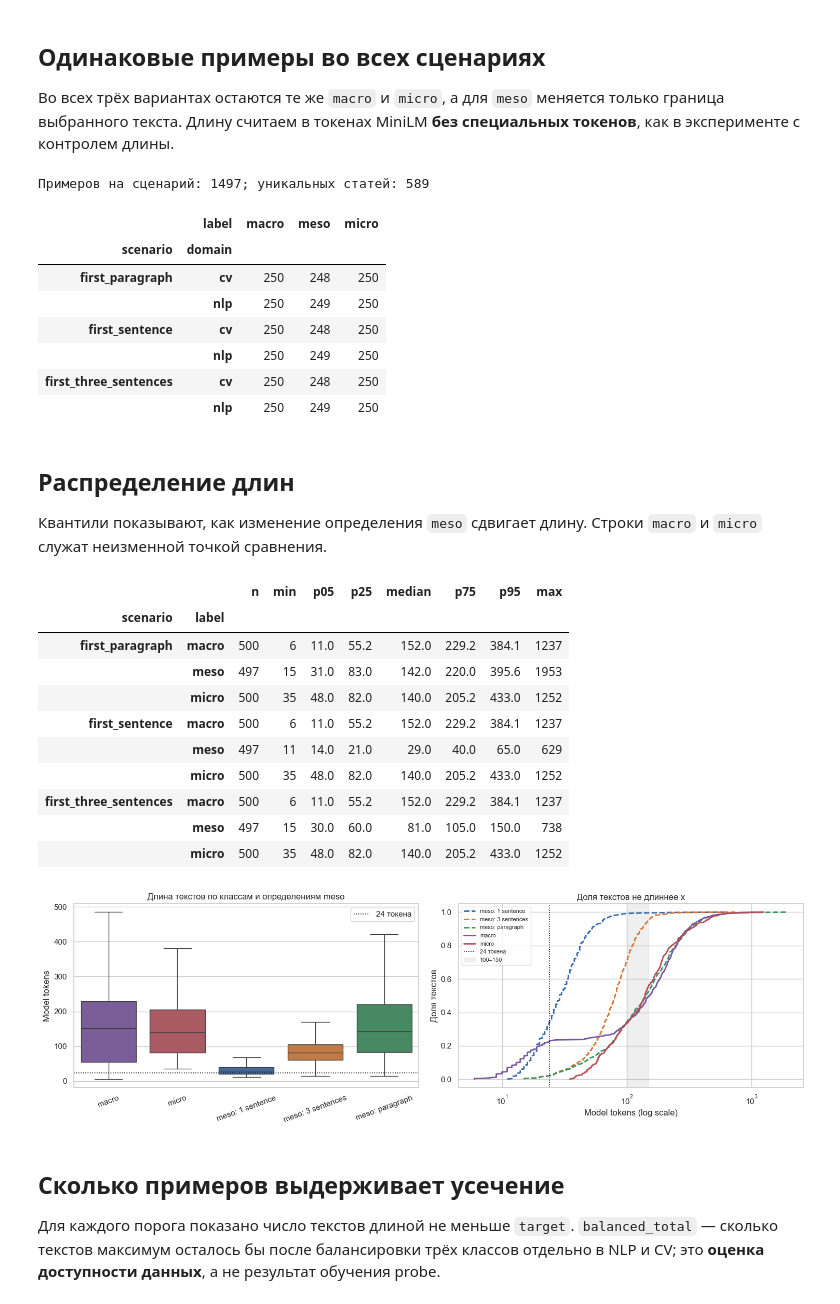
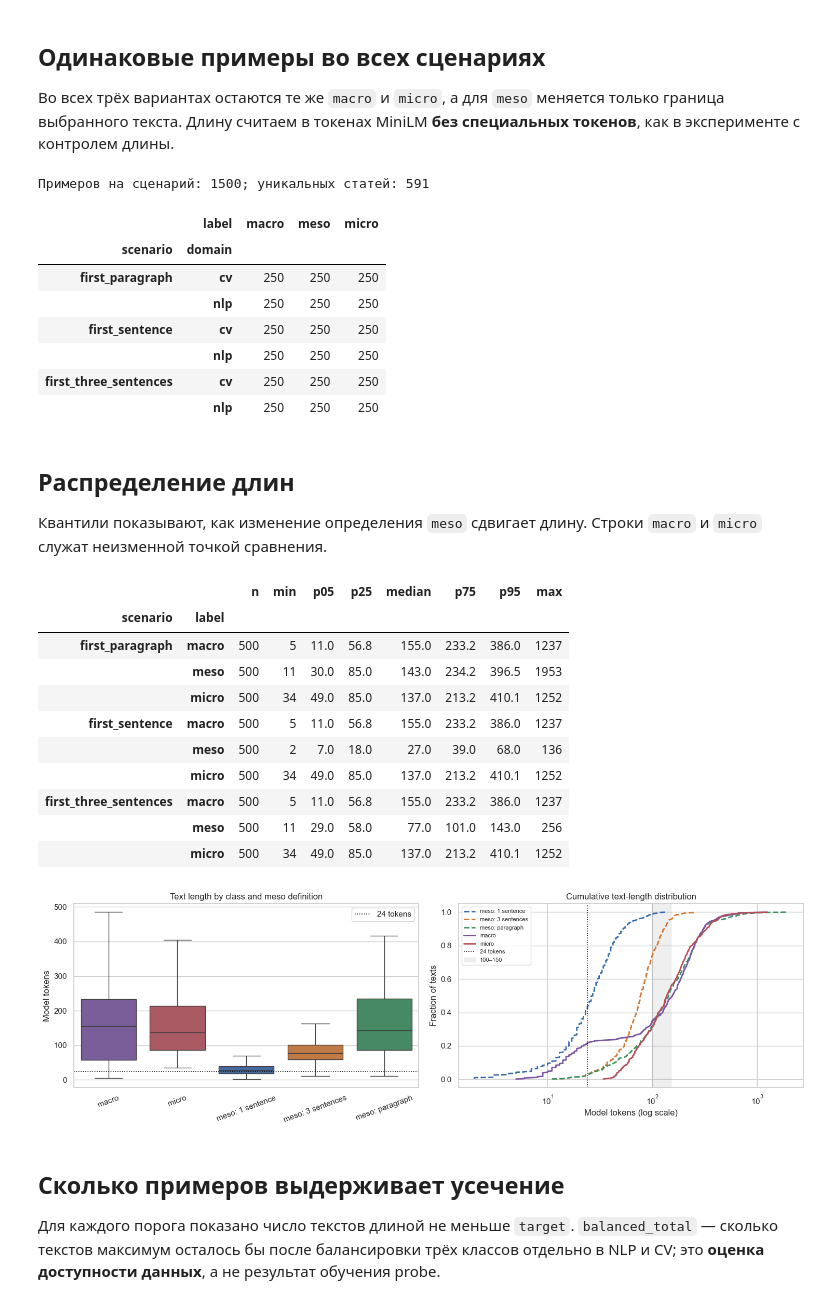
Before and after one commit to Morfinet/slod-probe, a Jupyter notebook: test_length.ipynb, the cells around one changed output. Saved outputs shown, nothing was run; the diff lists cells and outputs as text; code cells hidden in the pictures.

Commit message:
new meso logic. update TECHNICAL_REPORT

```diff
--- a/test_length.ipynb
+++ b/test_length.ipynb
@@ -67,7 +65,8 @@ def rebuild_meso_cache():
             for row in by_paper[paper_id]:
                 matches = [section['paragraphs'][0] for section in sections
                            if section['name'] == row['section_name'] and section['paragraphs']
-                           and first_sentence(section['paragraphs'][0]) == row['text']]
+                           and (section['paragraphs'][0] == row['text']
+                                or first_sentence(section['paragraphs'][0]) == row['text'])]
                 unique = list(dict.fromkeys(matches))
                 if not unique:
                     raise ValueError(f"Не найден исходный абзац: {row['span_id']}")
@@ -75,7 +74,7 @@ def rebuild_meso_cache():
                 found[row['span_id']] = {
                     'span_id': row['span_id'], 'paper_id': paper_id,
                     'section_name': row['section_name'], 'domain': row['domain'],
-                    'first_sentence': row['text'],
+                    'first_sentence': first_sentence(paragraph) if paragraph else None,
                     'first_three_sentences': first_three_sentences(paragraph) if paragraph else None,
                     'first_paragraph': paragraph,
                     'matching_paragraphs': len(matches),
@@ -98,8 +97,10 @@ if {row['span_id'] for row in cached} != {row['span_id'] for row in meso_rows}:
 
 ambiguous = [row for row in cached if row['ambiguous']]
 meso_text = {row['span_id']: row for row in cached if not row['ambiguous']}
-assert all(meso_text[row['span_id']]['first_sentence'] == row['text']
+assert all(row['text'] in (meso_text[row['span_id']]['first_sentence'],
+                           meso_text[row['span_id']]['first_paragraph'])
            for row in meso_rows if row['span_id'] in meso_text)
 print(f"Выбранных meso: {len(meso_rows)}; однозначно сопоставлены: {len(meso_text)}; исключены: {len(ambiguous)}")
-display(pd.DataFrame(ambiguous)[['span_id', 'paper_id', 'section_name', 'matching_paragraphs']])
+if ambiguous:
+    display(pd.DataFrame(ambiguous)[['span_id', 'paper_id', 'section_name', 'matching_paragraphs']])
 # %% [output]
@@ -117,11 +114,10 @@ paired = [row for row in spans if row['label'] != 'meso' or row['span_id'] in me
 frames = []
 for scenario in SCENARIOS:
     frame = pd.DataFrame(paired).copy()
-    if scenario != 'first_sentence':
-        mask = frame['label'].eq('meso')
-        frame.loc[mask, 'text'] = frame.loc[mask, 'span_id'].map(
-            lambda span_id: meso_text[span_id][scenario]
-        )
+    mask = frame['label'].eq('meso')
+    frame.loc[mask, 'text'] = frame.loc[mask, 'span_id'].map(
+        lambda span_id: meso_text[span_id][scenario]
+    )
     frame['scenario'] = scenario
     frames.append(frame)
 lengths = pd.concat(frames, ignore_index=True)
@@ -137,15 +133,15 @@ assert lengths.groupby('scenario')['span_id'].nunique().eq(len(paired)).all()
 print(f"Примеров на сценарий: {len(paired)}; уникальных статей: {len({row['paper_id'] for row in paired})}")
 display(pd.crosstab([lengths['scenario'], lengths['domain']], lengths['label']).reindex(columns=LABELS))
 # %% [output]
-Примеров на сценарий: 1497; уникальных статей: 589
+Примеров на сценарий: 1500; уникальных статей: 591
 |  | label | macro | meso | micro |
 | scenario | domain |  |  |  |
-| first_paragraph | cv | 250 | 248 | 250 |
-|  | nlp | 250 | 249 | 250 |
-| first_sentence | cv | 250 | 248 | 250 |
-|  | nlp | 250 | 249 | 250 |
-| first_three_sentences | cv | 250 | 248 | 250 |
-|  | nlp | 250 | 249 | 250 |
+| first_paragraph | cv | 250 | 250 | 250 |
+|  | nlp | 250 | 250 | 250 |
+| first_sentence | cv | 250 | 250 | 250 |
+|  | nlp | 250 | 250 | 250 |
+| first_three_sentences | cv | 250 | 250 | 250 |
+|  | nlp | 250 | 250 | 250 |
 # %% [markdown]
 ## Распределение длин
 
@@ -162,15 +158,15 @@ display(summary)
 # %% [output]
 |  |  | n | min | p05 | p25 | median | p75 | p95 | max |
 | scenario | label |  |  |  |  |  |  |  |  |
-| first_paragraph | macro | 500 | 6 | 11.0 | 55.2 | 152.0 | 229.2 | 384.1 | 1237 |
-|  | meso | 497 | 15 | 31.0 | 83.0 | 142.0 | 220.0 | 395.6 | 1953 |
-|  | micro | 500 | 35 | 48.0 | 82.0 | 140.0 | 205.2 | 433.0 | 1252 |
-| first_sentence | macro | 500 | 6 | 11.0 | 55.2 | 152.0 | 229.2 | 384.1 | 1237 |
-|  | meso | 497 | 11 | 14.0 | 21.0 | 29.0 | 40.0 | 65.0 | 629 |
-|  | micro | 500 | 35 | 48.0 | 82.0 | 140.0 | 205.2 | 433.0 | 1252 |
-| first_three_sentences | macro | 500 | 6 | 11.0 | 55.2 | 152.0 | 229.2 | 384.1 | 1237 |
-|  | meso | 497 | 15 | 30.0 | 60.0 | 81.0 | 105.0 | 150.0 | 738 |
-|  | micro | 500 | 35 | 48.0 | 82.0 | 140.0 | 205.2 | 433.0 | 1252 |
+| first_paragraph | macro | 500 | 5 | 11.0 | 56.8 | 155.0 | 233.2 | 386.0 | 1237 |
+|  | meso | 500 | 11 | 30.0 | 85.0 | 143.0 | 234.2 | 396.5 | 1953 |
+|  | micro | 500 | 34 | 49.0 | 85.0 | 137.0 | 213.2 | 410.1 | 1252 |
+| first_sentence | macro | 500 | 5 | 11.0 | 56.8 | 155.0 | 233.2 | 386.0 | 1237 |
+|  | meso | 500 | 2 | 7.0 | 18.0 | 27.0 | 39.0 | 68.0 | 136 |
+|  | micro | 500 | 34 | 49.0 | 85.0 | 137.0 | 213.2 | 410.1 | 1252 |
+| first_three_sentences | macro | 500 | 5 | 11.0 | 56.8 | 155.0 | 233.2 | 386.0 | 1237 |
+|  | meso | 500 | 11 | 29.0 | 58.0 | 77.0 | 101.0 | 143.0 | 256 |
+|  | micro | 500 | 34 | 49.0 | 85.0 | 137.0 | 213.2 | 410.1 | 1252 |
 # %%
 fig, axes = plt.subplots(1, 2, figsize=(15, 4.8))
 meso_lengths = lengths[lengths['label'] == 'meso']
@@ -188,39 +184,39 @@ for label, title in [('macro', 'macro'), ('micro', 'micro'),
         subset = meso_lengths[meso_lengths['scenario'] == scenario].copy()
     subset['display_group'] = title
     plot_rows.append(subset)
 plot_df = pd.concat(plot_rows, ignore_index=True)
 order = ['macro', 'micro', 'meso: 1 sentence', 'meso: 3 sentences', 'meso: paragraph']
 palette = {'macro': '#7954a3', 'meso: 1 sentence': '#3568ad',
            'meso: 3 sentences': '#d47732', 'meso: paragraph': '#3b9460',
            'micro': '#b74d58'}
 sns.boxplot(data=plot_df, x='display_group', y='model_token_count',
             order=order, palette=palette, hue='display_group',
             legend=False, showfliers=False, ax=axes[0])
-axes[0].axhline(SELECTED_LENGTH, color='black', ls=':', lw=1.2, label='24 токена')
-axes[0].set(title='Длина текстов по классам и определениям meso',
+axes[0].axhline(SELECTED_LENGTH, color='black', ls=':', lw=1.2, label='24 tokens')
+axes[0].set(title='Text length by class and meso definition',
             xlabel='', ylabel='Model tokens')
 axes[0].tick_params(axis='x', rotation=20)
 axes[0].legend()
 
 for scenario, title in [('first_sentence', 'meso: 1 sentence'),
                         ('first_three_sentences', 'meso: 3 sentences'),
                         ('first_paragraph', 'meso: paragraph')]:
     values = np.sort(meso_lengths.loc[meso_lengths['scenario'] == scenario, 'model_token_count'].to_numpy())
     axes[1].plot(values, np.arange(1, len(values) + 1) / len(values),
                  label=title, color=palette[title], lw=2, ls='--')
 for label in ['macro', 'micro']:
     values = np.sort(reference.loc[reference['label'] == label, 'model_token_count'].to_numpy())
     axes[1].plot(values, np.arange(1, len(values) + 1) / len(values),
                  label=label, color=palette[label], lw=2, ls='-')
-axes[1].axvline(SELECTED_LENGTH, color='black', ls=':', lw=1.2, label='24 токена')
+axes[1].axvline(SELECTED_LENGTH, color='black', ls=':', lw=1.2, label='24 tokens')
 axes[1].axvspan(100, 150, color='grey', alpha=.12, label='100–150')
-axes[1].set(xscale='log', title='Доля текстов не длиннее x',
-            xlabel='Model tokens (log scale)', ylabel='Доля текстов')
+axes[1].set(xscale='log', title='Cumulative text-length distribution',
+            xlabel='Model tokens (log scale)', ylabel='Fraction of texts')
 axes[1].legend(fontsize=8)
 fig.tight_layout()
 plt.show()
 # %% [output]
-[figure, old version]
+[figure, new version]
 # %% [markdown]
 ## Сколько примеров выдерживает усечение
 
```
Also changed, not shown: parts of 4 cells of this notebook, 34 other files.
